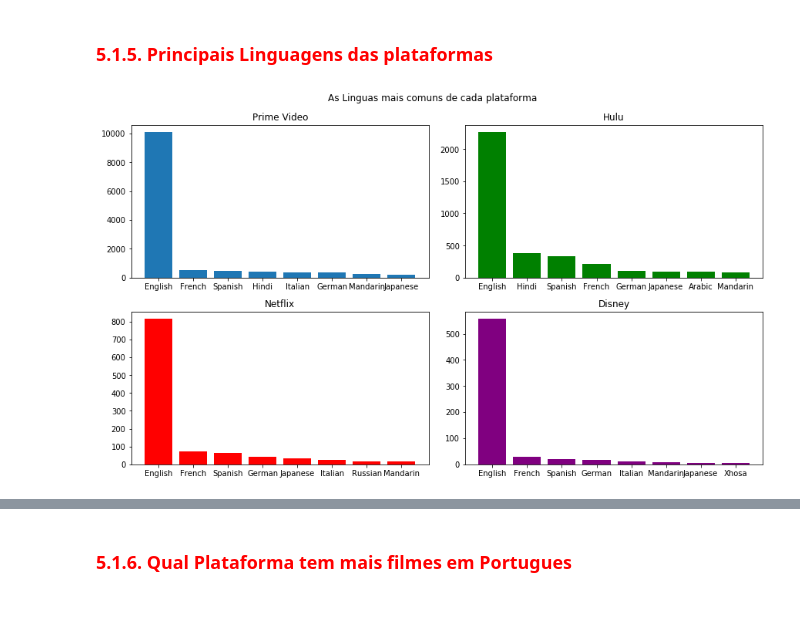
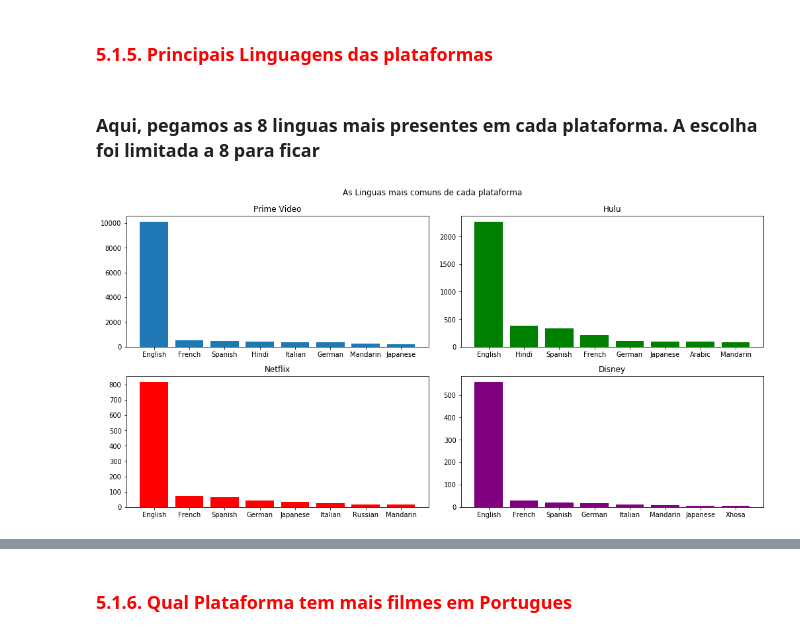
Before and after one commit to Natan10/mineracao-dados-ufc, a Jupyter notebook: Trabalho1/Relatório.ipynb, the cells around one changed output, grey strips where cells are left out. Cells and saved outputs as stored; diff of their text form; code cells hidden in the pictures; blank space fills up the shorter version.

```diff
--- a/Trabalho1/Relatório.ipynb
+++ b/Trabalho1/Relatório.ipynb
@@ -575,4 +575,6 @@ plt.show()
 [figure]
 # %% [markdown]
 ###  <span style="color:red">5.1.5. Principais Linguagens das plataformas</span>
+# %% [markdown]
+### Aqui, pegamos as 8 linguas mais presentes em cada plataforma. A escolha foi limitada a 8 para ficar
 # %%
@@ -586,25 +588,25 @@ lang_hulu_movies = df_languages.iloc[df_hulu_movies['ID']-1,1:].sum().sort_value
 lang_disney_movies = df_languages.iloc[df_disney_movies['ID']-1,1:].sum().sort_values(ascending=False).head(8)
 # %%
 
-fig,axes = plt.subplots(nrows = 2,ncols = 2,figsize=(12,7),constrained_layout=True)
+fig,axes = plt.subplots(nrows = 2,ncols = 2,figsize=(14,7),constrained_layout=True)
 fig.suptitle('As Linguas mais comuns de cada plataforma')
 
 axes[0][0].bar(lang_prime_movies.index, list(lang_prime_movies))
 axes[0][0].set_title('Prime Video')
 
 
 axes[0][1].bar(lang_netflix_movies.index, list(lang_netflix_movies), color="green")
 axes[0][1].set_title('Hulu')
 
 
 axes[1][0].bar(lang_hulu_movies.index, list(lang_hulu_movies), color="red")
 axes[1][0].set_title('Netflix')
 
 
 axes[1][1].bar(lang_disney_movies.index, list(lang_disney_movies), color="purple")
 axes[1][1].set_title('Disney')
 
 
 plt.show()
 # %% [output]
-[figure, old version]
+[figure, new version]
```
Also changed, not shown: parts of 4 cells of this notebook.
